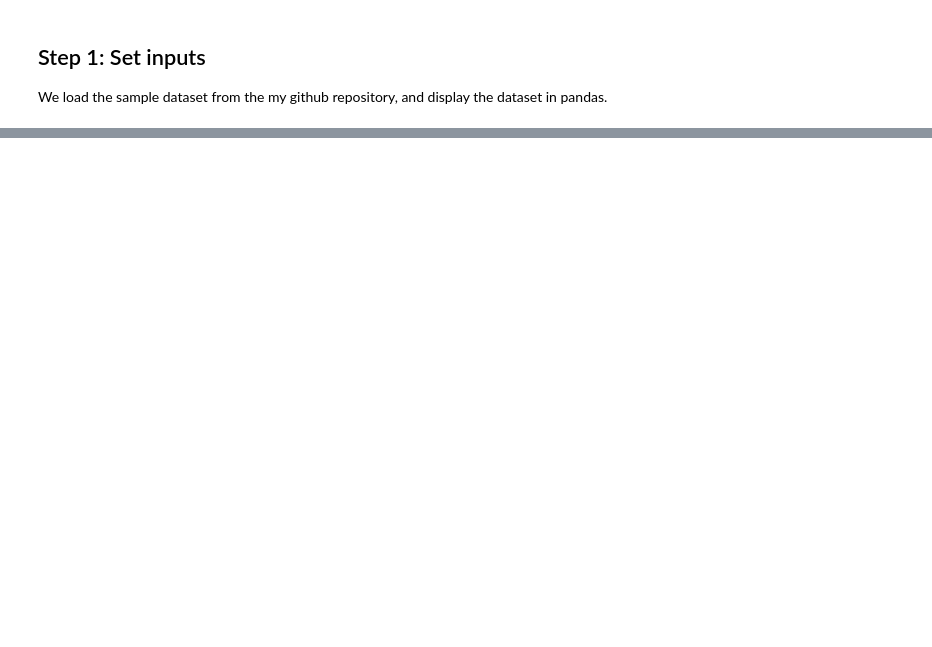
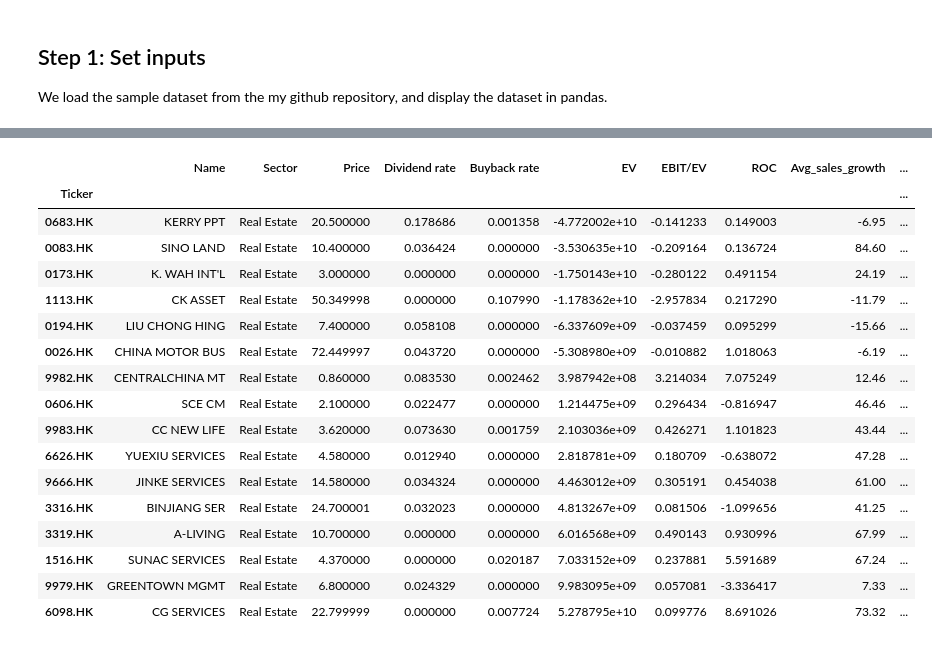
Before and after one commit to JerryChenz/Invest_Proc_Open, a Jupyter notebook: stock_screener.ipynb, the cells around one changed output, grey strips where cells are left out. Cells and saved outputs as stored; diff of their text form; code cells hidden in the pictures; blank space fills up the shorter version.

```diff
--- a/stock_screener.ipynb
+++ b/stock_screener.ipynb
@@ -82,0 +179,11 @@ common_6 = (capitalization_price <= 6000000000) & ((dividend_rate > 0.01) | (buy
+# %%
+# 1st set of conditions: Stability
+asset_1 = (core_lcr >= 0.8) & (lcr >= 0.9)
+asset_2 = (dividend_rate > 0.01) | (buyback_rate > 0.01)
+asset_3 = (current_ratio >= 1) & (debt_ratio <= 0.5)
+
+# filtered by 1st set of conditions: Stability
+asset_df = common_df
+asset_df['is_Asset'] = True
+asset_df = asset_df.loc[asset_1 & asset_2 & asset_3]
+display(asset_df.loc[:, ['Ticker', 'Name', 'Price', 'Price_currency', 'Dividend rate', 'Buyback rate', 'ROC', 'Avg_sales_growth', 'Avg_Gross_margin', 'Avg_ebit_margin', 'lcr' ,'core_lcr', 'Current ratio', 'Debt ratio']])
@@ -155,0 +235,38 @@ print(display_set.to_string())
+# %%
+# combine the results
+result_set = pd.concat([Stalwart_df, asset_df])
+
+"""Price Ratios: """
+nonop_noncash_assets = 0.9 * (df['InvestmentProperties'] + df['LongTermEquityInvestment']) + current_financial_assets
+enterprise_value = capitalization_report + total_debt + df['MinorityInterest'] - excess_cash - nonop_noncash_assets
+ebit_tev = df['EBIT'] / enterprise_value
+result_set['EV'] = enterprise_value # may need to update the price
+result_set['EBIT/EV'] = ebit_tev
+
+# Sort the set
+result_set = result_set.groupby("Ticker").first().sort_values('EV')
+
+# find the subset of Asset_play and Stalwart
+is_asset_stalwart = [result_set['is_Asset'].eq(True) & result_set['is_Stalwart'].eq(True)]
+result_set['A_S'] = np.select(is_asset_stalwart, [True], default='')
+
+display(result_set[['Name', 'Sector', 'Price', 'Dividend rate', 'Buyback rate', 'EV', 'EBIT/EV', 'ROC', 'Avg_sales_growth', 'Avg_Gross_margin', 'Avg_ebit_margin', 'lcr' ,'core_lcr', 'Current ratio', 'Debt ratio', 'A_S']])
+# %% [output]
+|  | Name | Sector | Price | Dividend rate | Buyback rate | EV | EBIT/EV | ROC | Avg_sales_growth | ... |
+| Ticker |  |  |  |  |  |  |  |  |  | ... |
+| 0683.HK | KERRY PPT | Real Estate | 20.500000 | 0.178686 | 0.001358 | -4.772002e+10 | -0.141233 | 0.149003 | -6.95 | ... |
+| 0083.HK | SINO LAND | Real Estate | 10.400000 | 0.036424 | 0.000000 | -3.530635e+10 | -0.209164 | 0.136724 | 84.60 | ... |
+| 0173.HK | K. WAH INT'L | Real Estate | 3.000000 | 0.000000 | 0.000000 | -1.750143e+10 | -0.280122 | 0.491154 | 24.19 | ... |
+| 1113.HK | CK ASSET | Real Estate | 50.349998 | 0.000000 | 0.107990 | -1.178362e+10 | -2.957834 | 0.217290 | -11.79 | ... |
+| 0194.HK | LIU CHONG HING | Real Estate | 7.400000 | 0.058108 | 0.000000 | -6.337609e+09 | -0.037459 | 0.095299 | -15.66 | ... |
+| 0026.HK | CHINA MOTOR BUS | Real Estate | 72.449997 | 0.043720 | 0.000000 | -5.308980e+09 | -0.010882 | 1.018063 | -6.19 | ... |
+| 9982.HK | CENTRALCHINA MT | Real Estate | 0.860000 | 0.083530 | 0.002462 | 3.987942e+08 | 3.214034 | 7.075249 | 12.46 | ... |
+| 0606.HK | SCE CM | Real Estate | 2.100000 | 0.022477 | 0.000000 | 1.214475e+09 | 0.296434 | -0.816947 | 46.46 | ... |
+| 9983.HK | CC NEW LIFE | Real Estate | 3.620000 | 0.073630 | 0.001759 | 2.103036e+09 | 0.426271 | 1.101823 | 43.44 | ... |
+| 6626.HK | YUEXIU SERVICES | Real Estate | 4.580000 | 0.012940 | 0.000000 | 2.818781e+09 | 0.180709 | -0.638072 | 47.28 | ... |
+| 9666.HK | JINKE SERVICES | Real Estate | 14.580000 | 0.034324 | 0.000000 | 4.463012e+09 | 0.305191 | 0.454038 | 61.00 | ... |
+| 3316.HK | BINJIANG SER | Real Estate | 24.700001 | 0.032023 | 0.000000 | 4.813267e+09 | 0.081506 | -1.099656 | 41.25 | ... |
+| 3319.HK | A-LIVING | Real Estate | 10.700000 | 0.000000 | 0.000000 | 6.016568e+09 | 0.490143 | 0.930996 | 67.99 | ... |
+| 1516.HK | SUNAC SERVICES | Real Estate | 4.370000 | 0.000000 | 0.020187 | 7.033152e+09 | 0.237881 | 5.591689 | 67.24 | ... |
+| 9979.HK | GREENTOWN MGMT | Real Estate | 6.800000 | 0.024329 | 0.000000 | 9.983095e+09 | 0.057081 | -3.336417 | 7.33 | ... |
+| 6098.HK | CG SERVICES | Real Estate | 22.799999 | 0.000000 | 0.007724 | 5.278795e+10 | 0.099776 | 8.691026 | 73.32 | ... |
```
Also changed, not shown: parts of 19 cells of this notebook.
